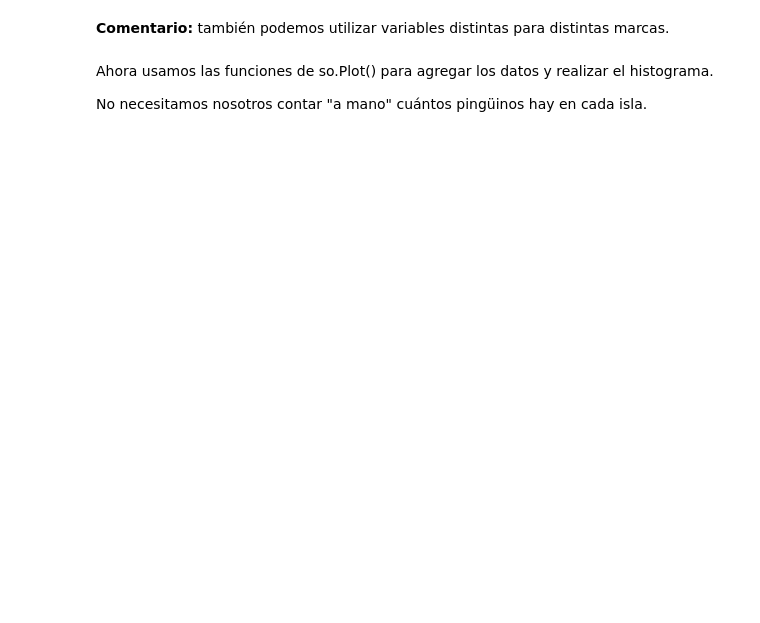
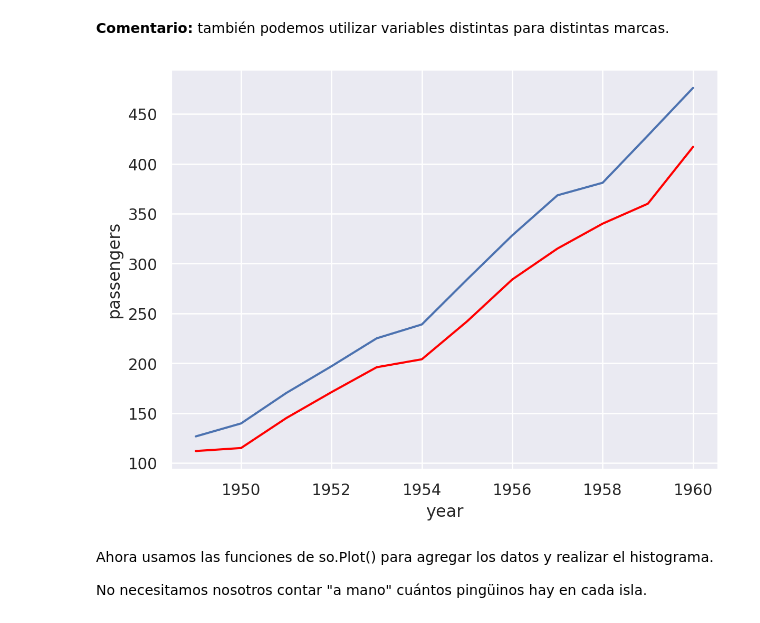
Before and after one commit to romanprs03/labo_de_datos, a Jupyter notebook: clase4-ldd-visualizacion(1).ipynb, the cells around one changed output. Cells and saved outputs as stored; diff of their text form; code cells hidden in the pictures; blank space fills up the shorter version.

```diff
--- a/clase4-ldd-visualizacion(1).ipynb
+++ b/clase4-ldd-visualizacion(1).ipynb
@@ -220,14 +302,16 @@ Podemos usar series de Pandas o arrays para x e y.
 # %%
 # Ejemplo (fuera del tema de histogramas!)
 
 # Si queremos cantidad promedio de vuelos con vuelos en enero...
 from gapminder import gapminder
 pasajerosEnero = flights[flights["month"] == "Jan"]["passengers"]
 (
-    so.Plot(data = flights, x = "year")
-    .add(so.Line(), ???) # Promedio anual de pasajeros por mes
-    .add(so.Line(color = "red"), ???) # Pasajeros en enero
+    so.Plot(data = flights, x = "year",)
+    .add(so.Line(), so.Agg("mean"), y = "passengers") # Promedio anual de pasajeros por mes (agrego la y acá pero la puedo agregar en cualquier lado)
+    .add(so.Line(color = "red"), y = pasajerosEnero) # Pasajeros en enero
 )
+# %% [output]
+[figure, added]
 # %% [markdown]
 Ahora usamos las funciones de so.Plot() para agregar los datos y realizar el histograma.
 
```
Also changed, not shown: parts of 30 cells of this notebook.
